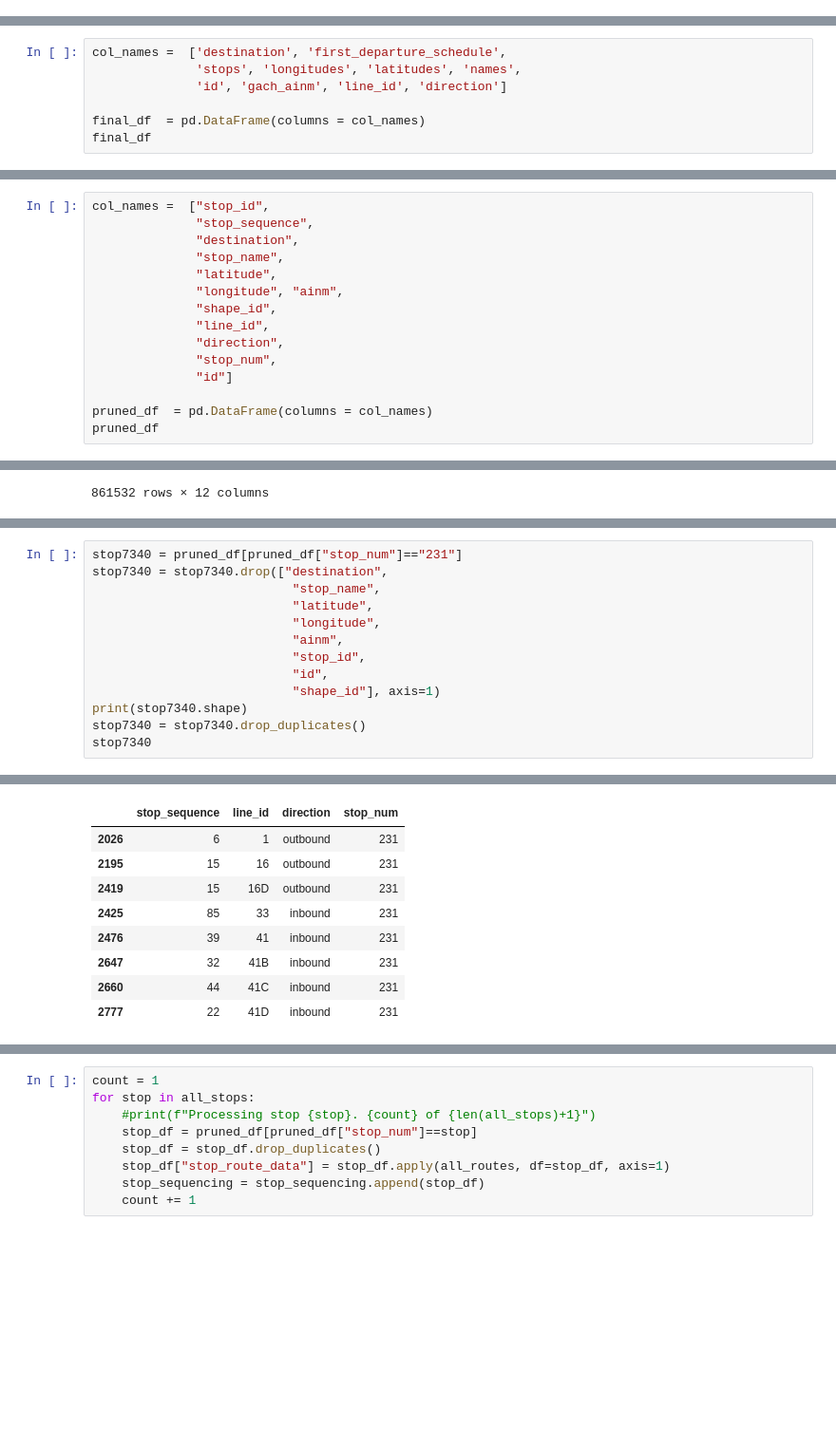
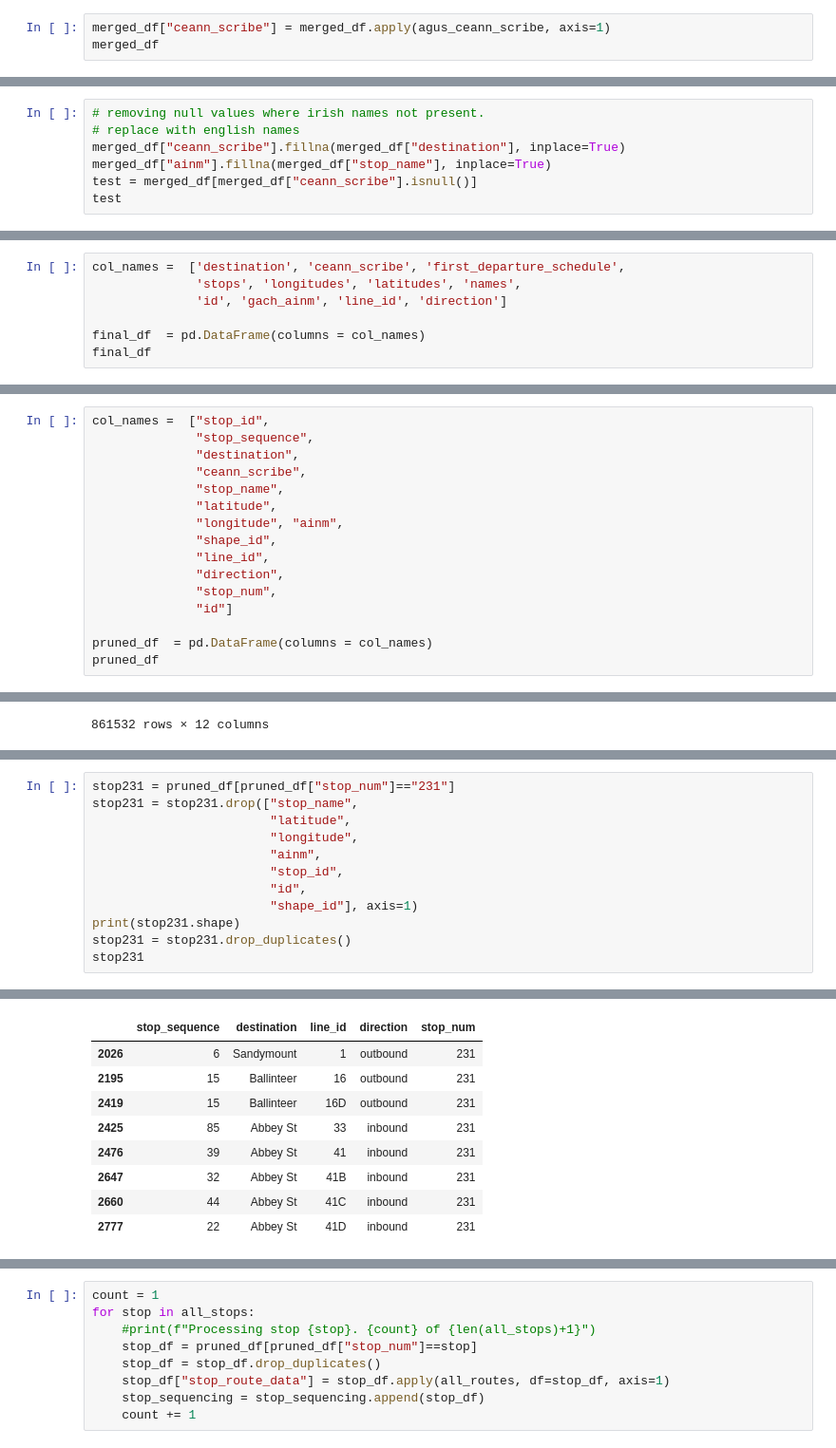
Before and after one commit to JasonBallantyne/BestBus, a Jupyter notebook: data_analytics/parsing_all_routes.ipynb, the cells around one changed output, grey strips where cells are left out. Shown: that part at 95% size. Saved outputs shown, nothing was run; the diff lists cells and outputs as text; blank space fills up the shorter version.

```diff
--- a/data_analytics/parsing_all_routes.ipynb
+++ b/data_analytics/parsing_all_routes.ipynb
@@ -72,0 +128,3 @@ def agus_ainm(row, first_list, filtered_list):
+# %%
+merged_df["ceann_scribe"] = merged_df.apply(agus_ceann_scribe, axis=1)
+merged_df
@@ -162,0 +234,7 @@ merged_df
+# %%
+# removing null values where irish names not present.
+# replace with english names
+merged_df["ceann_scribe"].fillna(merged_df["destination"], inplace=True)
+merged_df["ainm"].fillna(merged_df["stop_name"], inplace=True)
+test = merged_df[merged_df["ceann_scribe"].isnull()]
+test
@@ -170,7 +248,7 @@ print(line_list)
 # %% [markdown]
 ### We are also going to need an empty dataframe to add to
 # %%
-col_names =  ['destination', 'first_departure_schedule',
+col_names =  ['destination', 'ceann_scribe', 'first_departure_schedule',
               'stops', 'longitudes', 'latitudes', 'names',
               'id', 'gach_ainm', 'line_id', 'direction']
 
@@ -423,6 +509,7 @@ unique_stops
 col_names =  ["stop_id",
               "stop_sequence",
               "destination",
+              "ceann_scribe",
               "stop_name",
               "latitude",
               "longitude", "ainm",
@@ -517,16 +615,15 @@ def all_routes(row, df):
     return_list = ", ".join(return_list)
     return return_list
 # %%
-stop7340 = pruned_df[pruned_df["stop_num"]=="231"]
-stop7340 = stop7340.drop(["destination",
-                           "stop_name",
-                           "latitude",
-                           "longitude",
-                           "ainm",
-                           "stop_id",
-                           "id",
-                           "shape_id"], axis=1)
-print(stop7340.shape)
-stop7340 = stop7340.drop_duplicates()
-stop7340
+stop231 = pruned_df[pruned_df["stop_num"]=="231"]
+stop231 = stop231.drop(["stop_name",
+                        "latitude",
+                        "longitude",
+                        "ainm",
+                        "stop_id",
+                        "id",
+                        "shape_id"], axis=1)
+print(stop231.shape)
+stop231 = stop231.drop_duplicates()
+stop231
 # %% [output]
@@ -534,10 +631,10 @@ stop7340
-|  | stop_sequence | line_id | direction | stop_num |
-| 2026 | 6 | 1 | outbound | 231 |
-| 2195 | 15 | 16 | outbound | 231 |
-| 2419 | 15 | 16D | outbound | 231 |
-| 2425 | 85 | 33 | inbound | 231 |
-| 2476 | 39 | 41 | inbound | 231 |
-| 2647 | 32 | 41B | inbound | 231 |
-| 2660 | 44 | 41C | inbound | 231 |
-| 2777 | 22 | 41D | inbound | 231 |
+|  | stop_sequence | destination | line_id | direction | stop_num |
+| 2026 | 6 | Sandymount | 1 | outbound | 231 |
+| 2195 | 15 | Ballinteer | 16 | outbound | 231 |
+| 2419 | 15 | Ballinteer | 16D | outbound | 231 |
+| 2425 | 85 | Abbey St | 33 | inbound | 231 |
+| 2476 | 39 | Abbey St | 41 | inbound | 231 |
+| 2647 | 32 | Abbey St | 41B | inbound | 231 |
+| 2660 | 44 | Abbey St | 41C | inbound | 231 |
+| 2777 | 22 | Abbey St | 41D | inbound | 231 |
 # %%
```
Also changed, not shown: parts of 26 cells of this notebook, 1 other file.
